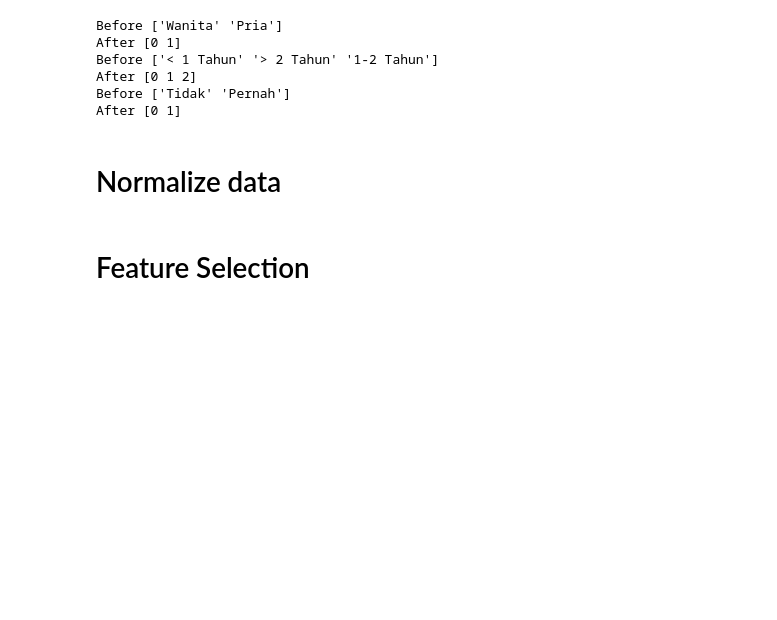
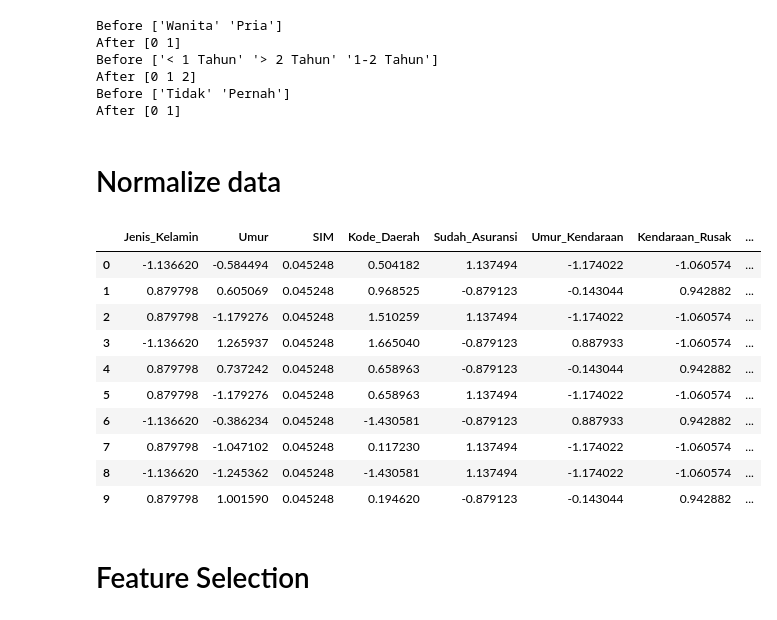
Before and after one commit to arfan21/tubes-1-ml-clustering, a Jupyter notebook: kmean.ipynb, the cells around one changed output. Cells and saved outputs as stored; diff of their text form; code cells hidden in the pictures; blank space fills up the shorter version.

```diff
--- a/kmean.ipynb
+++ b/kmean.ipynb
@@ -130,3 +127,18 @@ df=(df-df.mean())/df.std()
+# %%
+df=(df-df.mean())/df.std()
+df.head(10)
+# %% [output]
+|  | Jenis_Kelamin | Umur | SIM | Kode_Daerah | Sudah_Asuransi | Umur_Kendaraan | Kendaraan_Rusak | ... |
+| 0 | -1.136620 | -0.584494 | 0.045248 | 0.504182 | 1.137494 | -1.174022 | -1.060574 | ... |
+| 1 | 0.879798 | 0.605069 | 0.045248 | 0.968525 | -0.879123 | -0.143044 | 0.942882 | ... |
+| 2 | 0.879798 | -1.179276 | 0.045248 | 1.510259 | 1.137494 | -1.174022 | -1.060574 | ... |
+| 3 | -1.136620 | 1.265937 | 0.045248 | 1.665040 | -0.879123 | 0.887933 | -1.060574 | ... |
+| 4 | 0.879798 | 0.737242 | 0.045248 | 0.658963 | -0.879123 | -0.143044 | 0.942882 | ... |
+| 5 | 0.879798 | -1.179276 | 0.045248 | 0.658963 | 1.137494 | -1.174022 | -1.060574 | ... |
+| 6 | -1.136620 | -0.386234 | 0.045248 | -1.430581 | -0.879123 | 0.887933 | 0.942882 | ... |
+| 7 | 0.879798 | -1.047102 | 0.045248 | 0.117230 | 1.137494 | -1.174022 | -1.060574 | ... |
+| 8 | -1.136620 | -1.245362 | 0.045248 | -1.430581 | 1.137494 | -1.174022 | -1.060574 | ... |
+| 9 | 0.879798 | 1.001590 | 0.045248 | 0.194620 | -0.879123 | -0.143044 | 0.942882 | ... |
 # %% [markdown]
 # Feature Selection
 # %%
```
Also changed, not shown: parts of 12 cells of this notebook.
